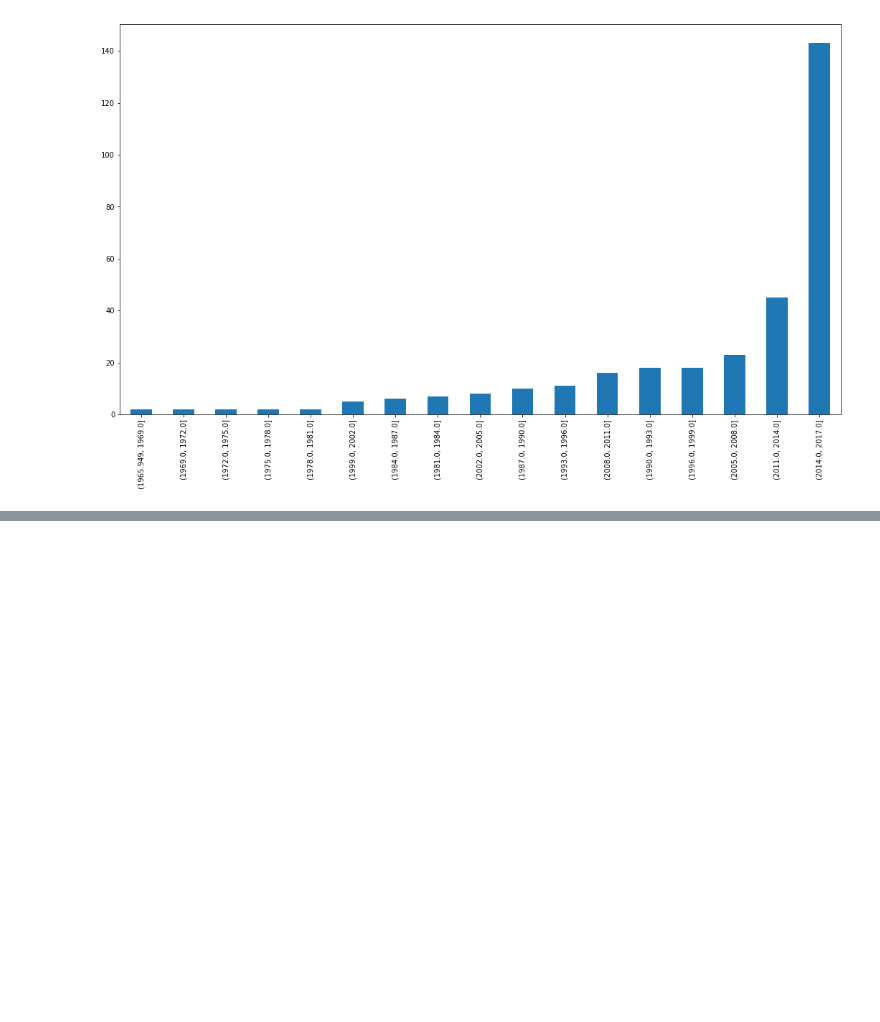
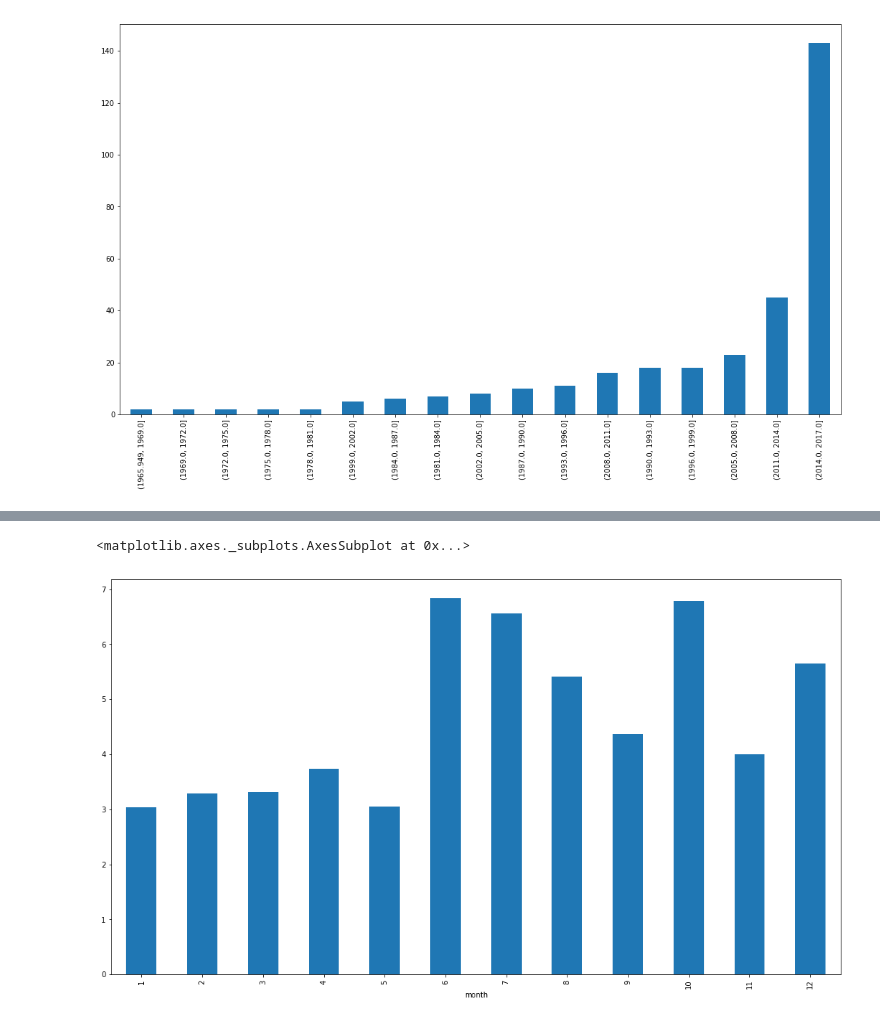
Before and after one commit to BlueEyedHush/us-mass-shootings, a Jupyter notebook: preliminary-analysis/kaggle-mass-shooting-preliminary-analysis.ipynb, the cells around one changed output, grey strips where cells are left out. Cells and saved outputs as stored; diff of their text form; code cells hidden in the pictures; blank space fills up the shorter version.

```diff
--- a/preliminary-analysis/kaggle-mass-shooting-preliminary-analysis.ipynb
+++ b/preliminary-analysis/kaggle-mass-shooting-preliminary-analysis.ipynb
@@ -597,0 +603,7 @@ ms_dbin_cnts.iloc[::-1].plot.bar(figsize=(18,10))
+# %%
+bmsc = by_month.copy()
+bmsc['fat_sc'] = bmsc['Fatalities'].map(lambda x: float(x)) / bmsc['count']
+bmsc['fat_sc'].plot.bar(figsize=(18,10))
+# %% [output]
+<matplotlib.axes._subplots.AxesSubplot at 0x...>
+[figure, added]
```
Also changed, not shown: parts of 11 cells of this notebook, 4 other files.
